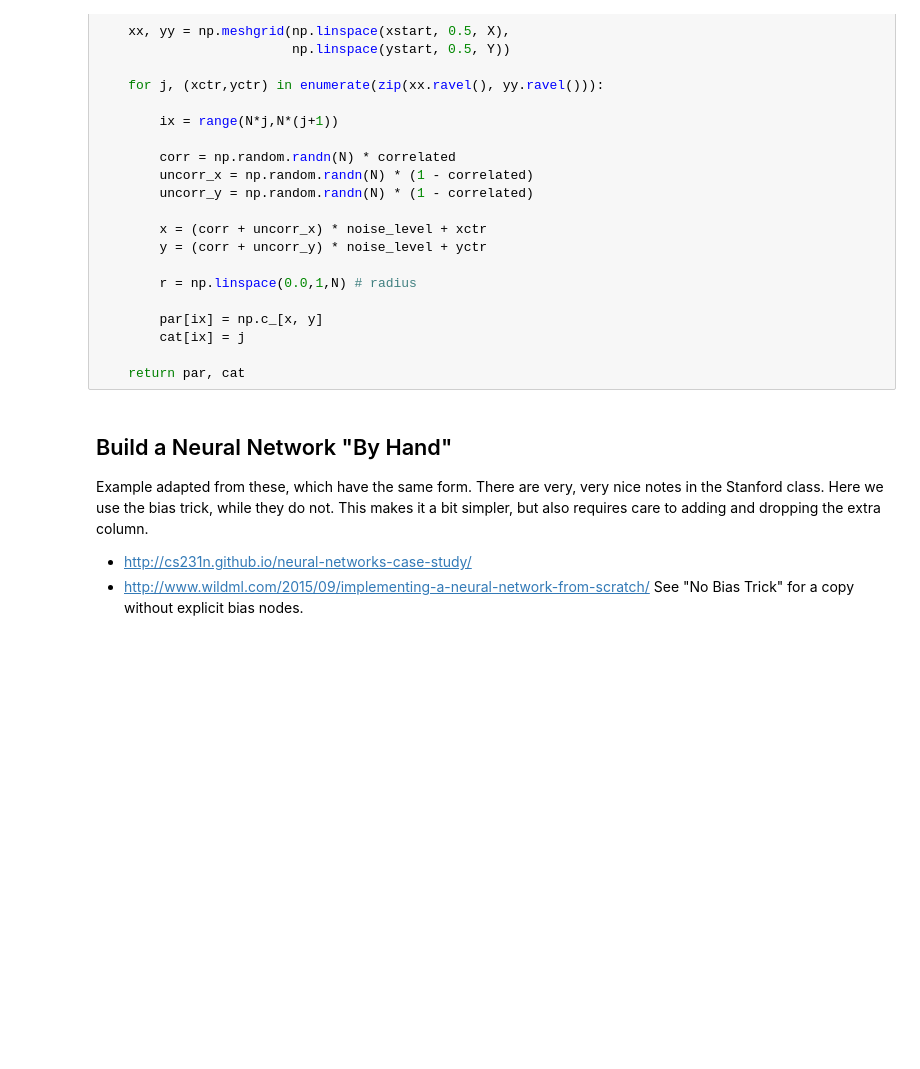
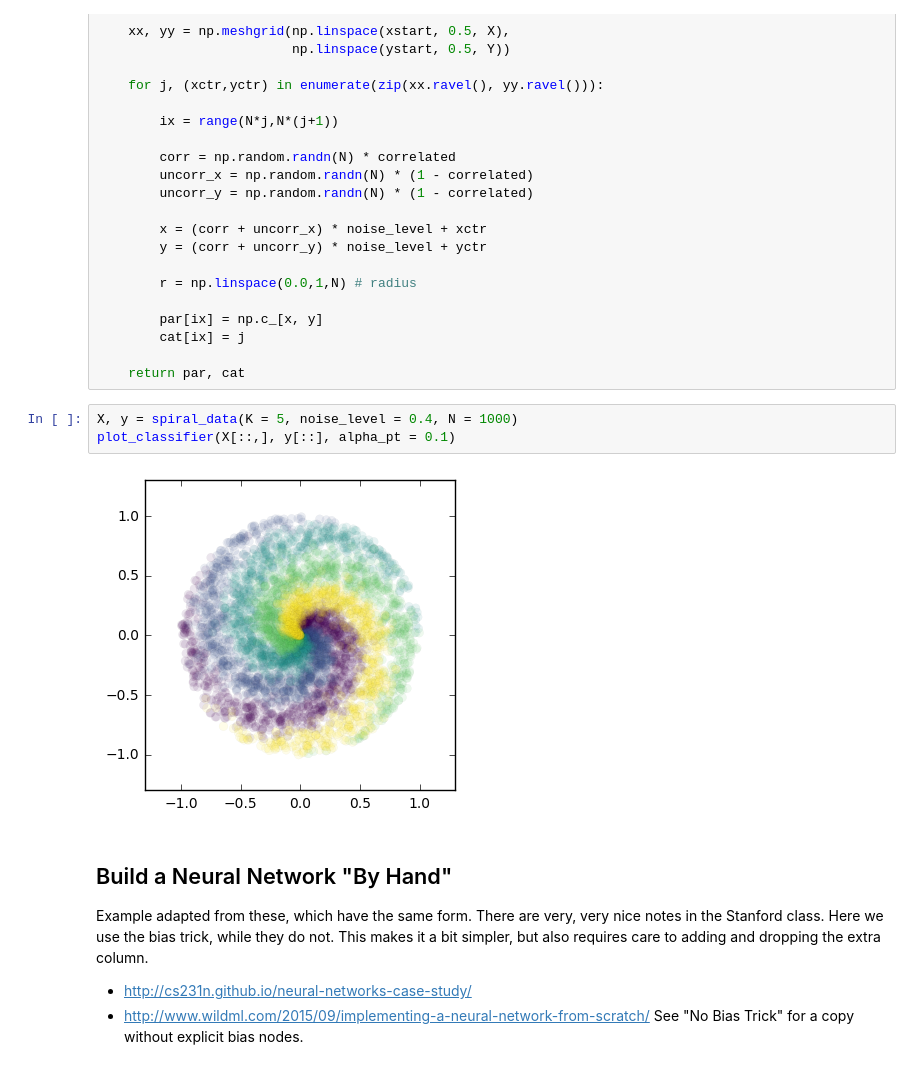
Before and after one commit to harris-ippp/lectures, a Jupyter notebook: 09/ex/Simple Neural Network.ipynb, the cells around one changed output. Cells and saved outputs as stored; diff of their text form; blank space fills up the shorter version.

```diff
--- a/09/ex/Simple Neural Network.ipynb
+++ b/09/ex/Simple Neural Network.ipynb
@@ -92,6 +92,11 @@ def blob_data(X = 2, Y = 2, N = 1000, D = 2, correlated = 0.5, noise_level = 1.0
         cat[ix] = j
 
     return par, cat
+# %%
+X, y = spiral_data(K = 5, noise_level = 0.4, N = 1000)
+plot_classifier(X[::,], y[::], alpha_pt = 0.1)
+# %% [output]
+[figure, added]
 # %% [markdown]
 ## Build a Neural Network "By Hand"
 Example adapted from these, which have the same form.  There are very, very nice notes in the Stanford class.  Here we use the bias trick, while they do not.  This makes it a bit simpler, but also requires care to adding and dropping the extra column.
```
Also changed, not shown: parts of 5 cells of this notebook, 2 other files.
